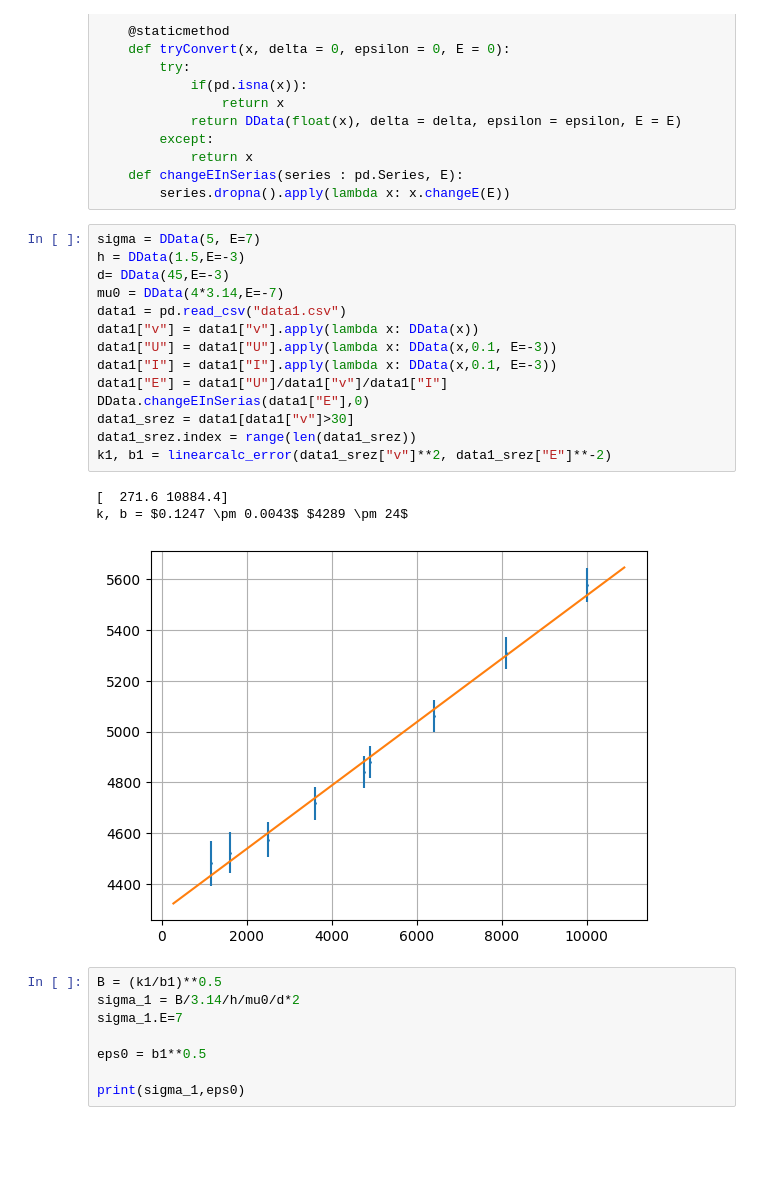
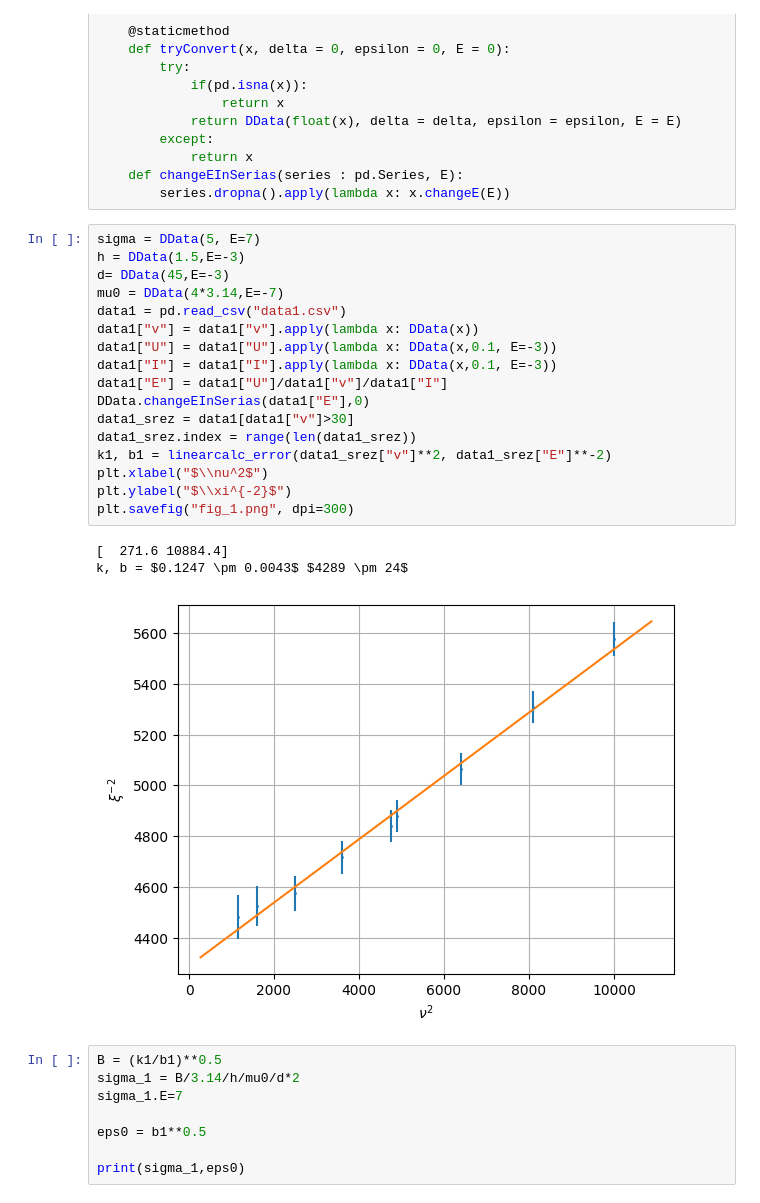
Before and after one commit to RedBrean/term2, a Jupyter notebook: term3/labs/371/371.ipynb, the cells around one changed output. Saved outputs shown, nothing was run; the diff lists cells and outputs as text; blank space fills up the shorter version.

```diff
--- a/term3/labs/371/371.ipynb
+++ b/term3/labs/371/371.ipynb
@@ -323,21 +323,24 @@ class DData():
 # %%
 sigma = DData(5, E=7)
 h = DData(1.5,E=-3)
 d= DData(45,E=-3)
 mu0 = DData(4*3.14,E=-7)
 data1 = pd.read_csv("data1.csv")
 data1["v"] = data1["v"].apply(lambda x: DData(x))
 data1["U"] = data1["U"].apply(lambda x: DData(x,0.1, E=-3))
 data1["I"] = data1["I"].apply(lambda x: DData(x,0.1, E=-3))
 data1["E"] = data1["U"]/data1["v"]/data1["I"]
 DData.changeEInSerias(data1["E"],0)
 data1_srez = data1[data1["v"]>30]
 data1_srez.index = range(len(data1_srez))
 k1, b1 = linearcalc_error(data1_srez["v"]**2, data1_srez["E"]**-2)
+plt.xlabel("$\\nu^2$")
+plt.ylabel("$\\xi^{-2}$")
+plt.savefig("fig_1.png", dpi=300)
 # %% [output]
 [  271.6 10884.4]
 k, b = $0.1247 \pm 0.0043$ $4289 \pm 24$
-[figure, old version]
+[figure, new version]
 # %%
 B = (k1/b1)**0.5
 sigma_1 = B/3.14/h/mu0/d*2
```
Also changed, not shown: parts of 11 cells of this notebook, 6 other files.
